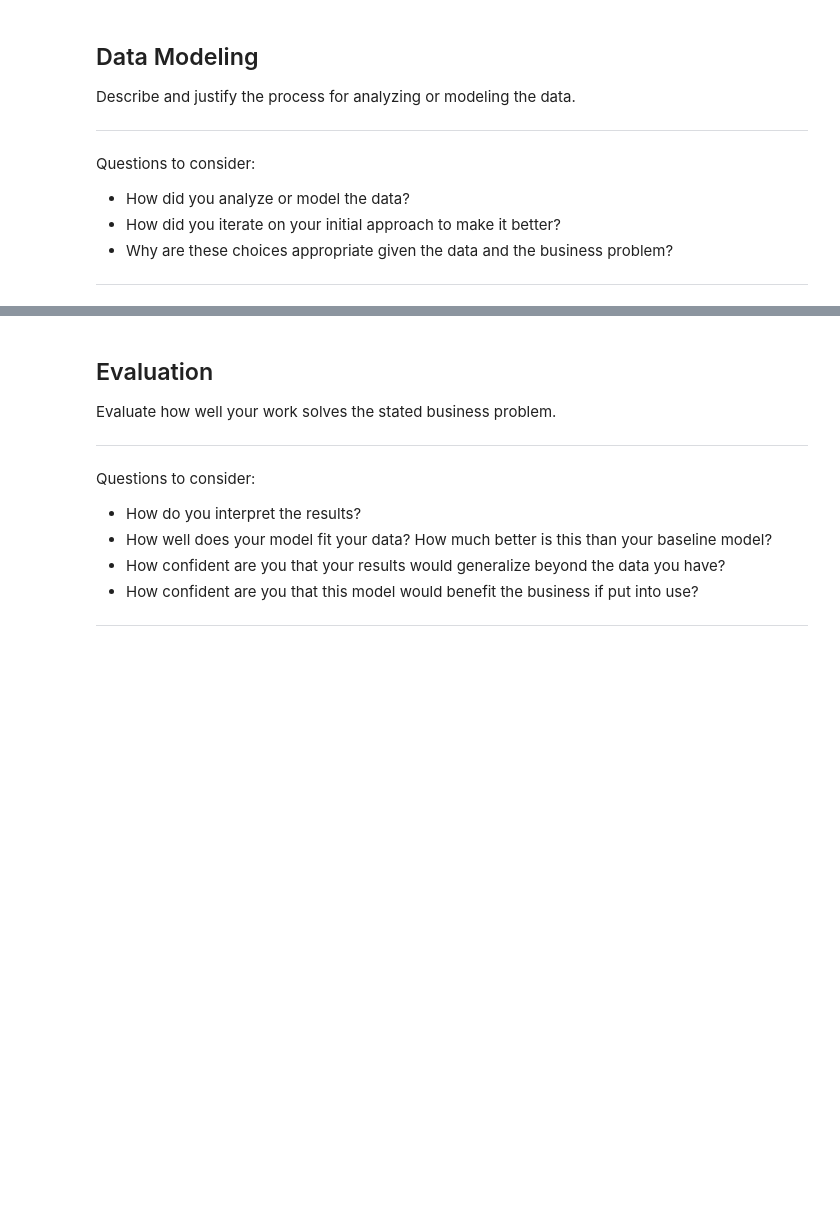
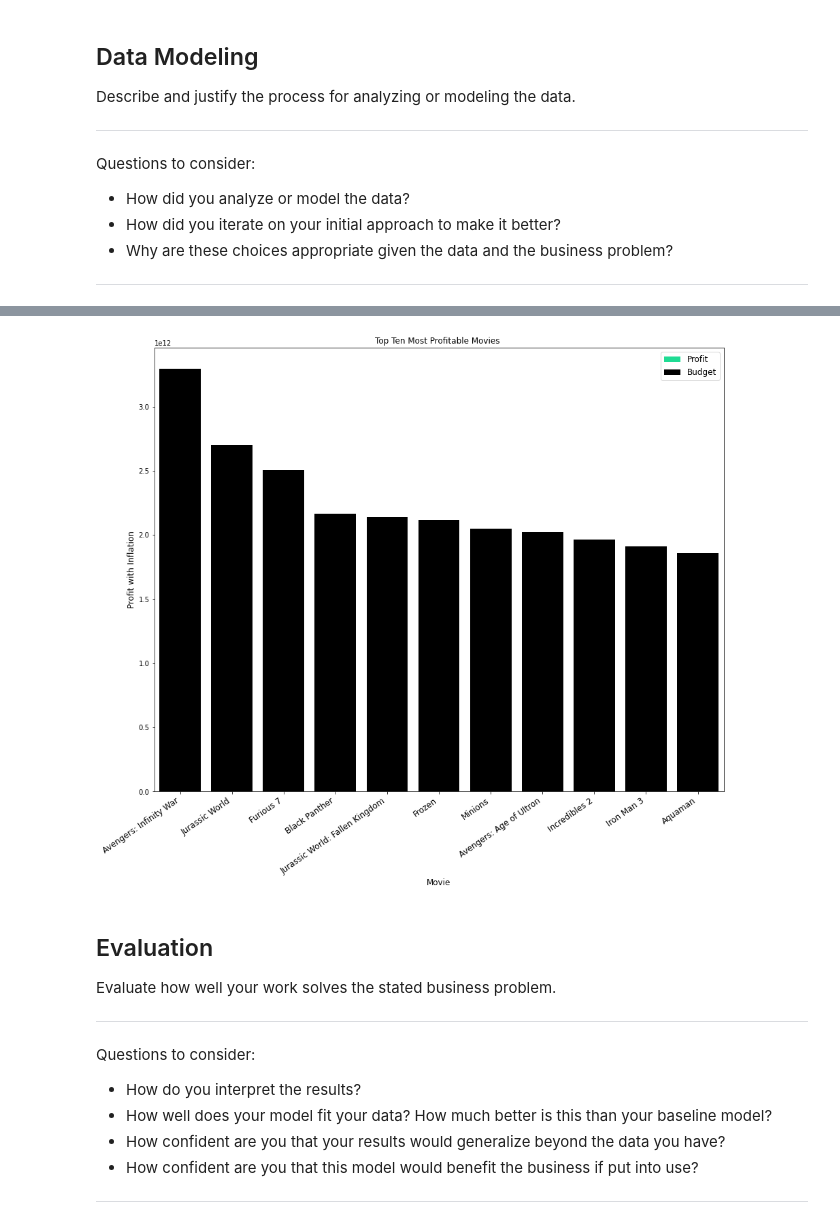
Before and after one commit to MoniqueHercules/phase-1-project, a Jupyter notebook: dsc-phase1-project.ipynb, the cells around one changed output, grey strips where cells are left out. Cells and saved outputs as stored; diff of their text form; code cells hidden in the pictures; blank space fills up the shorter version.

```diff
--- a/dsc-phase1-project.ipynb
+++ b/dsc-phase1-project.ipynb
@@ -664,3 +639,17 @@ Questions to consider:
+# %%
+plt.figure(figsize = (15,12))
+sns.barplot(x=most_profitable_movies.loc[0:10,'title'], y = most_profitable_movies.loc[0:10, 'profit_inflation_budget'],
+           color = 'mediumspringgreen', label = 'Profit', ci = None)
+sns.barplot(x= most_profitable_movies.loc[0:10,'title'], y = most_profitable_movies.loc[0:10, 'profit_inflation_budget'],
+            color= 'black', label= 'Budget', ci= None)
+plt.title('Top Ten Most Profitable Movies ')
+plt.xlabel('Movie',fontsize = 12)
+plt.ylabel('Profit with Inflation', fontsize = 12)
+plt.xticks(rotation = 35, horizontalalignment = 'right', fontsize = 12)
+plt.legend(fontsize = 12)
+plt.savefig('tenmostprofitablemovies')
+# %% [output]
+[figure, added]
 # %% [markdown]
 ## Evaluation
 Evaluate how well your work solves the stated business problem.
```
Also changed, not shown: parts of 29 cells of this notebook.
